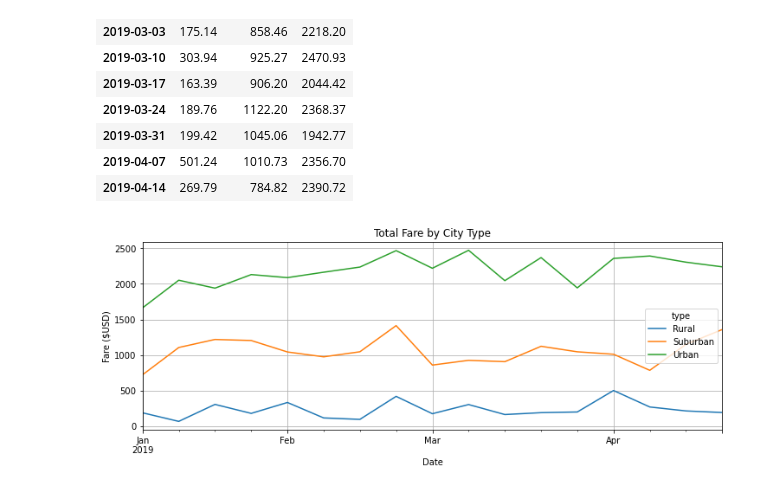
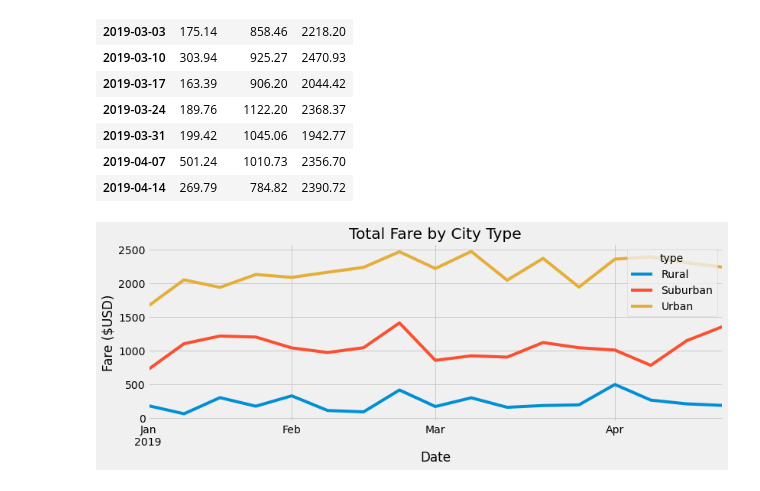
Before and after one commit to pmoores/PyBer_Analysis, a Jupyter notebook: PyBer_Challenge.ipynb, the cells around one changed output. Saved outputs shown, nothing was run; the diff lists cells and outputs as text; code cells hidden in the pictures.

```diff
--- a/PyBer_Challenge.ipynb
+++ b/PyBer_Challenge.ipynb
@@ -237,19 +237,19 @@ fares_weekly_sum_df.head(15)
 # %%
 # 8. Using the object-oriented interface method, plot the resample DataFrame using the df.plot() function.
 
 fares_weekly_sum_df.plot(figsize=(12, 4))
 
 plt.title("Total Fare by City Type")
 plt.ylabel("Fare ($USD)")
 plt.xlabel("Date")
 plt.grid(True)
 
 # Import the style from Matplotlib.
 from matplotlib import style
 # Use the graph style fivethirtyeight.
-style.use('fivethirtyeight')
+plt.style.use('fivethirtyeight')
 
 # Save the figure
 plt.savefig("analysis/PyBer_fare_summary.png")
 # %% [output]
-[figure, old version]
+[figure, new version]
```
Also changed, not shown: 2 other files.
